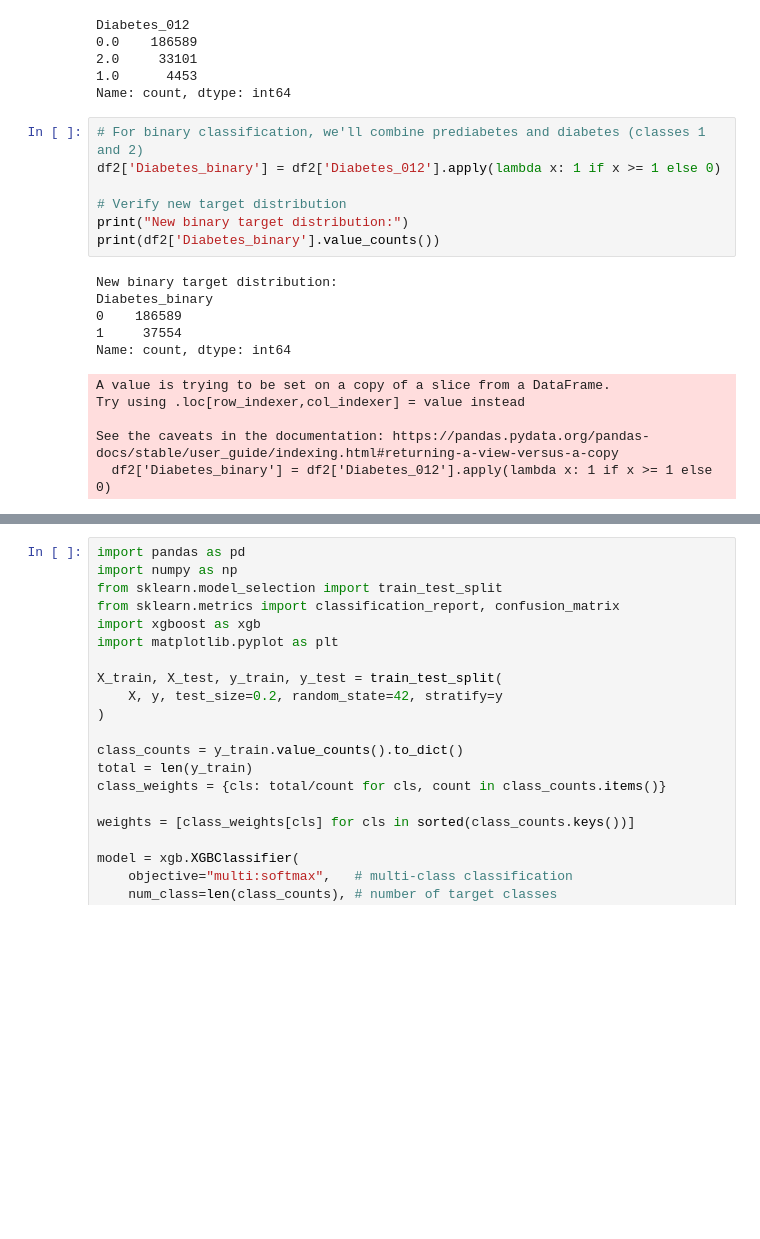
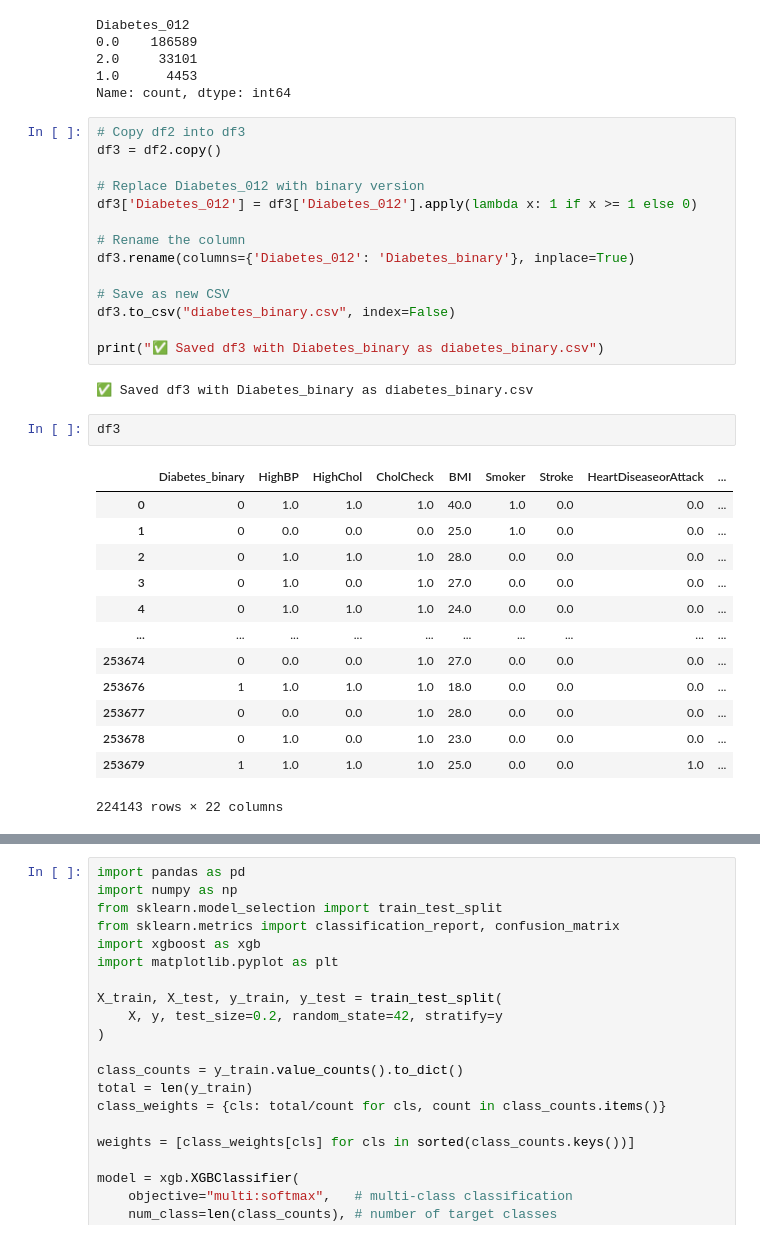
Before and after one commit to africapig/AI-Assignment, a Jupyter notebook: diabetes.ipynb, the cells around one changed output, grey strips where cells are left out. Saved outputs shown, nothing was run; the diff lists cells and outputs as text; blank space fills up the shorter version.

```diff
--- a/diabetes.ipynb
+++ b/diabetes.ipynb
@@ -145,22 +148,36 @@ Diabetes_012
 1.0      4453
 Name: count, dtype: int64
 # %%
-# For binary classification, we'll combine prediabetes and diabetes (classes 1 and 2)
-df2['Diabetes_binary'] = df2['Diabetes_012'].apply(lambda x: 1 if x >= 1 else 0)
+# Copy df2 into df3
+df3 = df2.copy()
 
-# Verify new target distribution
-print("New binary target distribution:")
-print(df2['Diabetes_binary'].value_counts())
+# Replace Diabetes_012 with binary version
+df3['Diabetes_012'] = df3['Diabetes_012'].apply(lambda x: 1 if x >= 1 else 0)
+
+# Rename the column
+df3.rename(columns={'Diabetes_012': 'Diabetes_binary'}, inplace=True)
+
+# Save as new CSV
+df3.to_csv("diabetes_binary.csv", index=False)
+
+print("✅ Saved df3 with Diabetes_binary as diabetes_binary.csv")
 # %% [output]
-New binary target distribution:
-Diabetes_binary
-0    186589
-1     37554
-Name: count, dtype: int64
+✅ Saved df3 with Diabetes_binary as diabetes_binary.csv
-A value is trying to be set on a copy of a slice from a DataFrame.
-Try using .loc[row_indexer,col_indexer] = value instead
-
-See the caveats in the documentation: https://pandas.pydata.org/pandas-docs/stable/user_guide/indexing.html#returning-a-view-versus-a-copy
-  df2['Diabetes_binary'] = df2['Diabetes_012'].apply(lambda x: 1 if x >= 1 else 0)
+# %%
+df3
+# %% [output]
+|  | Diabetes_binary | HighBP | HighChol | CholCheck | BMI | Smoker | Stroke | HeartDiseaseorAttack | ... |
+| 0 | 0 | 1.0 | 1.0 | 1.0 | 40.0 | 1.0 | 0.0 | 0.0 | ... |
+| 1 | 0 | 0.0 | 0.0 | 0.0 | 25.0 | 1.0 | 0.0 | 0.0 | ... |
+| 2 | 0 | 1.0 | 1.0 | 1.0 | 28.0 | 0.0 | 0.0 | 0.0 | ... |
+| 3 | 0 | 1.0 | 0.0 | 1.0 | 27.0 | 0.0 | 0.0 | 0.0 | ... |
+| 4 | 0 | 1.0 | 1.0 | 1.0 | 24.0 | 0.0 | 0.0 | 0.0 | ... |
+| ... | ... | ... | ... | ... | ... | ... | ... | ... | ... |
+| 253674 | 0 | 0.0 | 0.0 | 1.0 | 27.0 | 0.0 | 0.0 | 0.0 | ... |
+| 253676 | 1 | 1.0 | 1.0 | 1.0 | 18.0 | 0.0 | 0.0 | 0.0 | ... |
+| 253677 | 0 | 0.0 | 0.0 | 1.0 | 28.0 | 0.0 | 0.0 | 0.0 | ... |
+| 253678 | 0 | 1.0 | 0.0 | 1.0 | 23.0 | 0.0 | 0.0 | 0.0 | ... |
+| 253679 | 1 | 1.0 | 1.0 | 1.0 | 25.0 | 0.0 | 0.0 | 1.0 | ... |
+224143 rows × 22 columns
 # %%
 plt.figure(figsize=(15,15))
```
Also changed, not shown: parts of 24 cells of this notebook.
